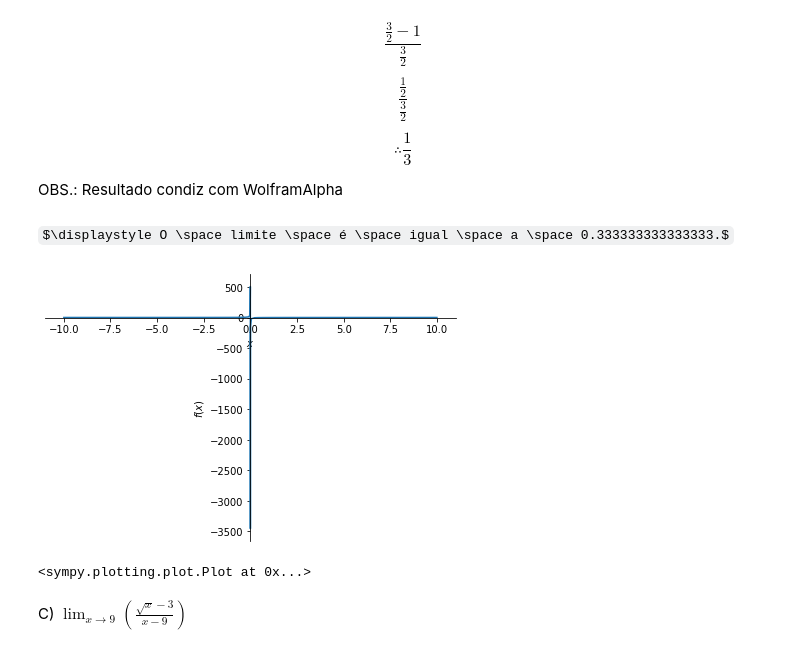
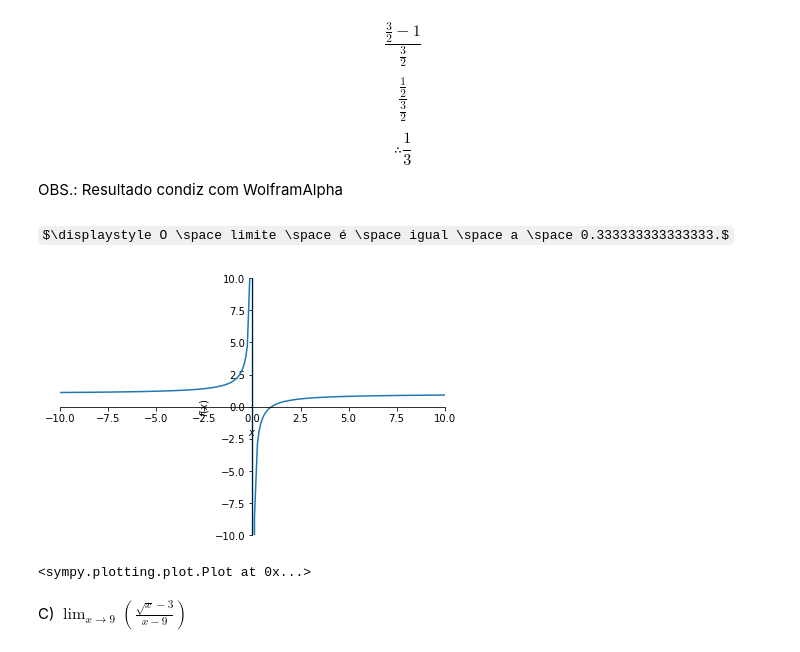
Before and after one commit to lucas-azdias/Modelagem-de-Fenomenos-Fisicos, a Jupyter notebook: Trabalho Prático 1 - RA1/Trabalho Prático 1 - RA1.ipynb, the cells around one changed output. Saved outputs shown, nothing was run; the diff lists cells and outputs as text; code cells hidden in the pictures; some formulas as TeX source.

```diff
--- a/Trabalho Prático 1 - RA1/Trabalho Prático 1 - RA1.ipynb
+++ b/Trabalho Prático 1 - RA1/Trabalho Prático 1 - RA1.ipynb
@@ -158,19 +158,19 @@ OBS.: Resultado condiz com WolframAlpha
 # %%
 from IPython.display import display, Math
 import sympy as sp
 
 
 x = sp.Symbol('x')
 
 f = (2*x**2 - 5*x + 3) / (2*x**2 - 3*x)
 
 l = sp.limit(f, x, 3/2) # Limite para x tendendo a 3/2
 display(Math(f"O \space limite \space é \space igual \space a \space {l}."))
 
-sp.plot(f)
+sp.plot(f, xlim=[-10, 10], ylim=[-10, 10])
 # %% [output]
 $\displaystyle O \space limite \space é \space igual \space a \space 0.333333333333333.$
-[figure, old version]
+[figure, new version]
 <sympy.plotting.plot.Plot at 0x...>
 # %% [markdown]
 C) $\lim_{x \to 9}(\frac{\sqrt{x}-3}{x-9})$
```
Also changed, not shown: parts of 4 cells of this notebook.
